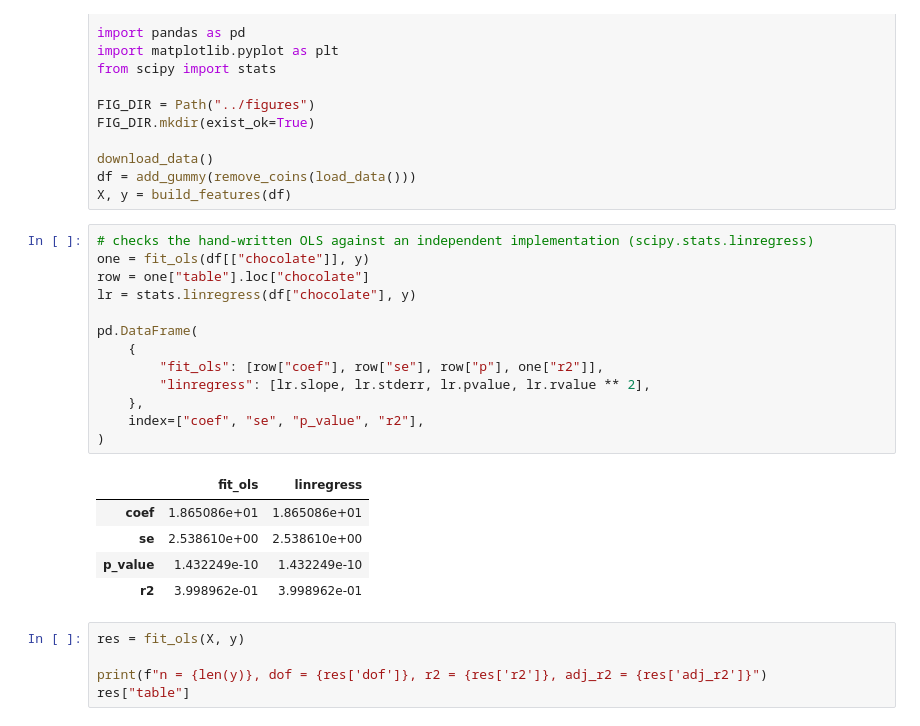
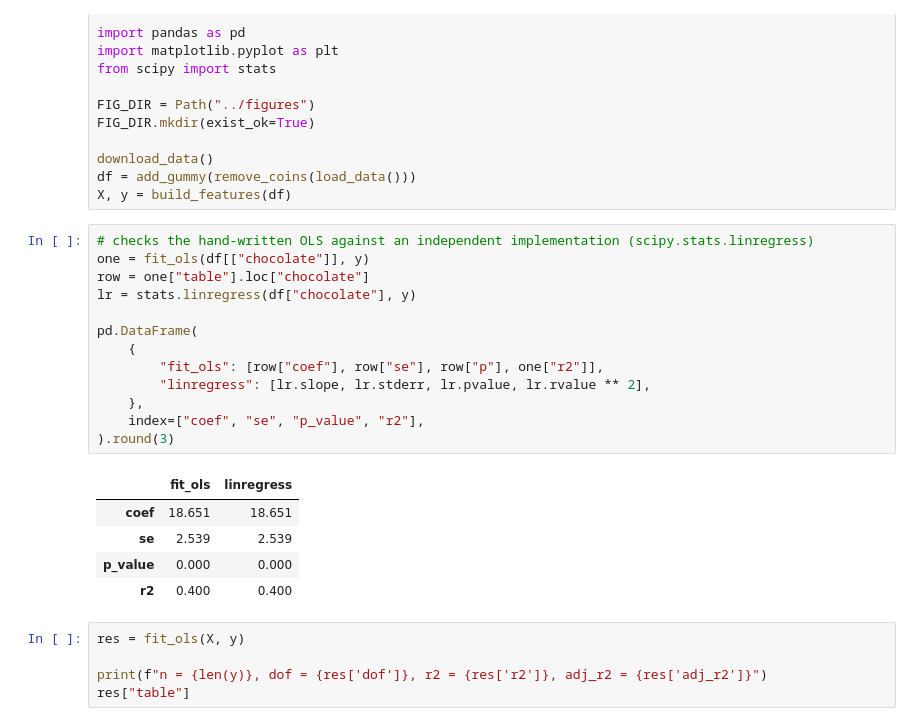
Before and after one commit to edeszarka/candy-power-ranking, a Jupyter notebook: notebooks/02_model.ipynb, the cells around one changed output. Drawn from its saved outputs; the diff is of its cells as text.

```diff
--- a/notebooks/02_model.ipynb
+++ b/notebooks/02_model.ipynb
@@ -23,22 +23,22 @@ X, y = build_features(df)
 # %%
 # checks the hand-written OLS against an independent implementation (scipy.stats.linregress)
 one = fit_ols(df[["chocolate"]], y)
 row = one["table"].loc["chocolate"]
 lr = stats.linregress(df["chocolate"], y)
 
 pd.DataFrame(
     {
         "fit_ols": [row["coef"], row["se"], row["p"], one["r2"]],
         "linregress": [lr.slope, lr.stderr, lr.pvalue, lr.rvalue ** 2],
     },
     index=["coef", "se", "p_value", "r2"],
-)
+).round(3)
 # %% [output]
 |  | fit_ols | linregress |
-| coef | 1.865086e+01 | 1.865086e+01 |
-| se | 2.538610e+00 | 2.538610e+00 |
-| p_value | 1.432249e-10 | 1.432249e-10 |
-| r2 | 3.998962e-01 | 3.998962e-01 |
+| coef | 18.651 | 18.651 |
+| se | 2.539 | 2.539 |
+| p_value | 0.000 | 0.000 |
+| r2 | 0.400 | 0.400 |
 # %%
 res = fit_ols(X, y)
 
```
Also changed, not shown: parts of 3 cells of this notebook, 1 other file.
